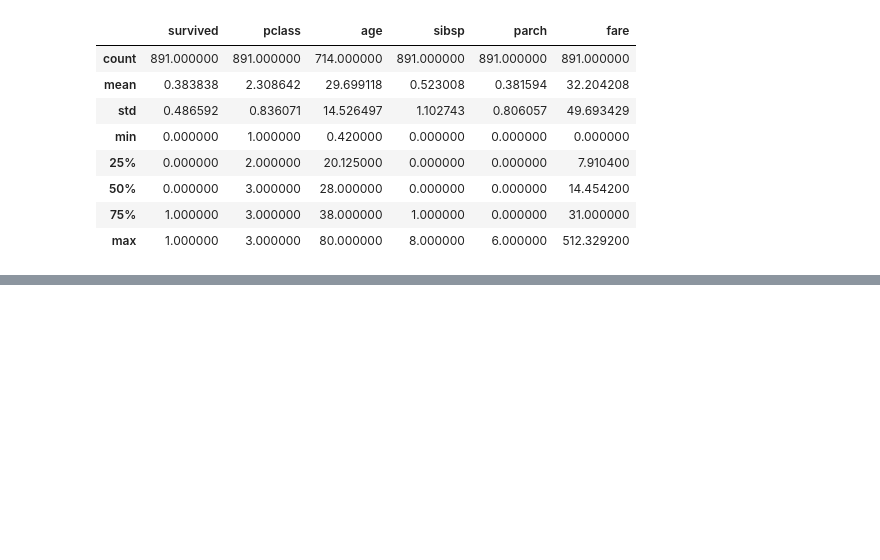
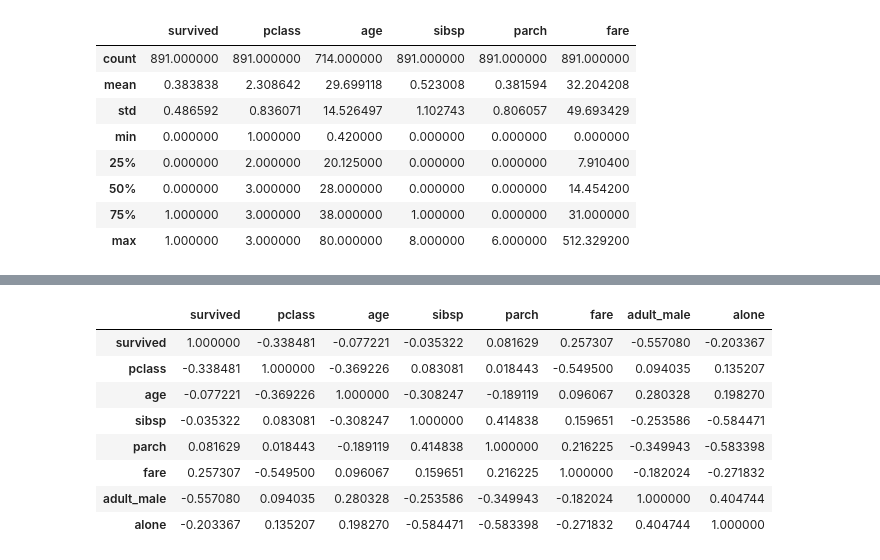
Before and after one commit to ozdemirht/Data-Science, a Jupyter notebook: seaborn/ex1/example.ipynb, the cells around one changed output, grey strips where cells are left out. Saved outputs shown, nothing was run; the diff lists cells and outputs as text; code cells hidden in the pictures; blank space fills up the shorter version.

```diff
--- a/seaborn/ex1/example.ipynb
+++ b/seaborn/ex1/example.ipynb
@@ -31,0 +47,12 @@ data_titanic.describe()
+# %%
+data_titanic.corr()
+# %% [output]
+|  | survived | pclass | age | sibsp | parch | fare | adult_male | alone |
+| survived | 1.000000 | -0.338481 | -0.077221 | -0.035322 | 0.081629 | 0.257307 | -0.557080 | -0.203367 |
+| pclass | -0.338481 | 1.000000 | -0.369226 | 0.083081 | 0.018443 | -0.549500 | 0.094035 | 0.135207 |
+| age | -0.077221 | -0.369226 | 1.000000 | -0.308247 | -0.189119 | 0.096067 | 0.280328 | 0.198270 |
+| sibsp | -0.035322 | 0.083081 | -0.308247 | 1.000000 | 0.414838 | 0.159651 | -0.253586 | -0.584471 |
+| parch | 0.081629 | 0.018443 | -0.189119 | 0.414838 | 1.000000 | 0.216225 | -0.349943 | -0.583398 |
+| fare | 0.257307 | -0.549500 | 0.096067 | 0.159651 | 0.216225 | 1.000000 | -0.182024 | -0.271832 |
+| adult_male | -0.557080 | 0.094035 | 0.280328 | -0.253586 | -0.349943 | -0.182024 | 1.000000 | 0.404744 |
+| alone | -0.203367 | 0.135207 | 0.198270 | -0.584471 | -0.583398 | -0.271832 | 0.404744 | 1.000000 |
```
Also changed, not shown: parts of 3 cells of this notebook.
